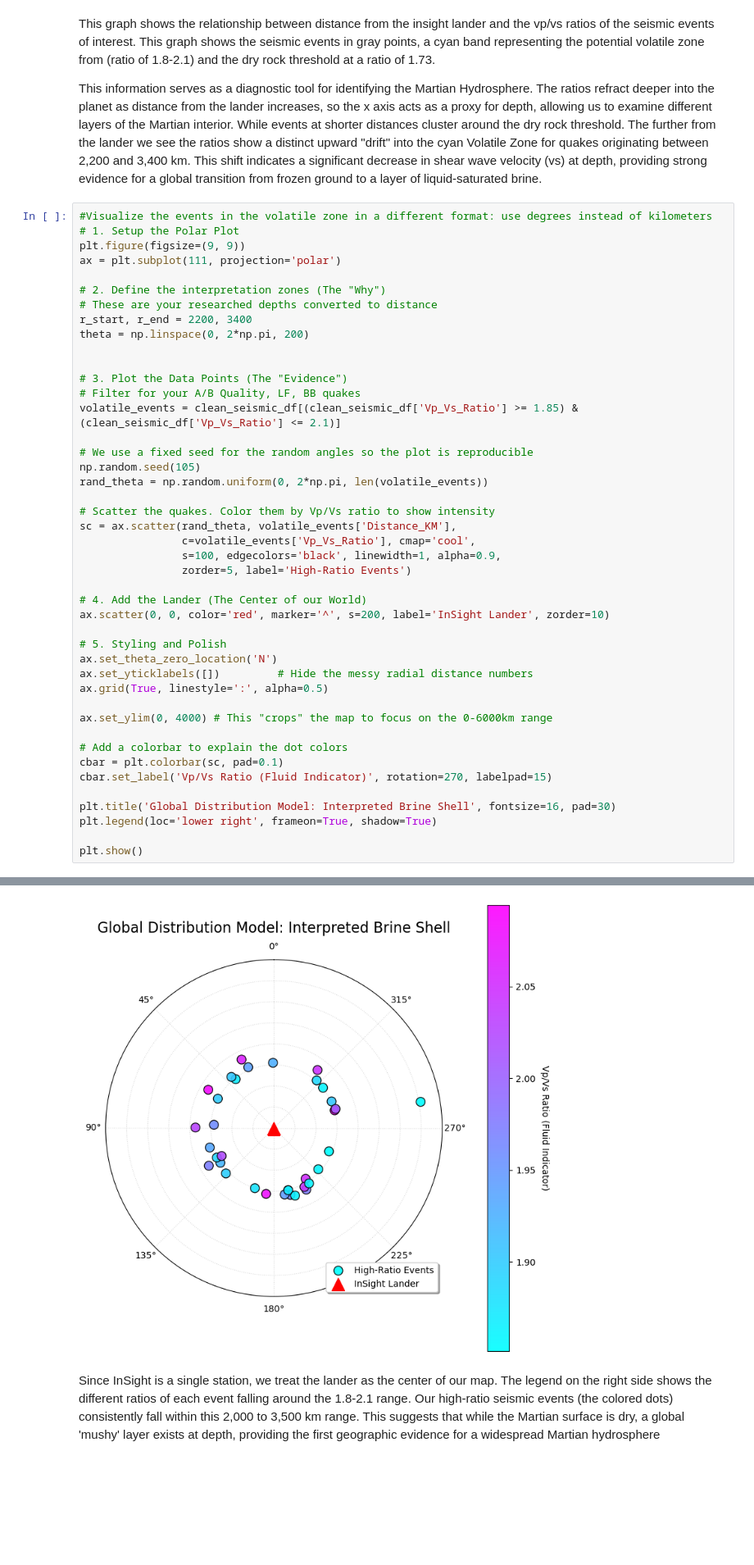
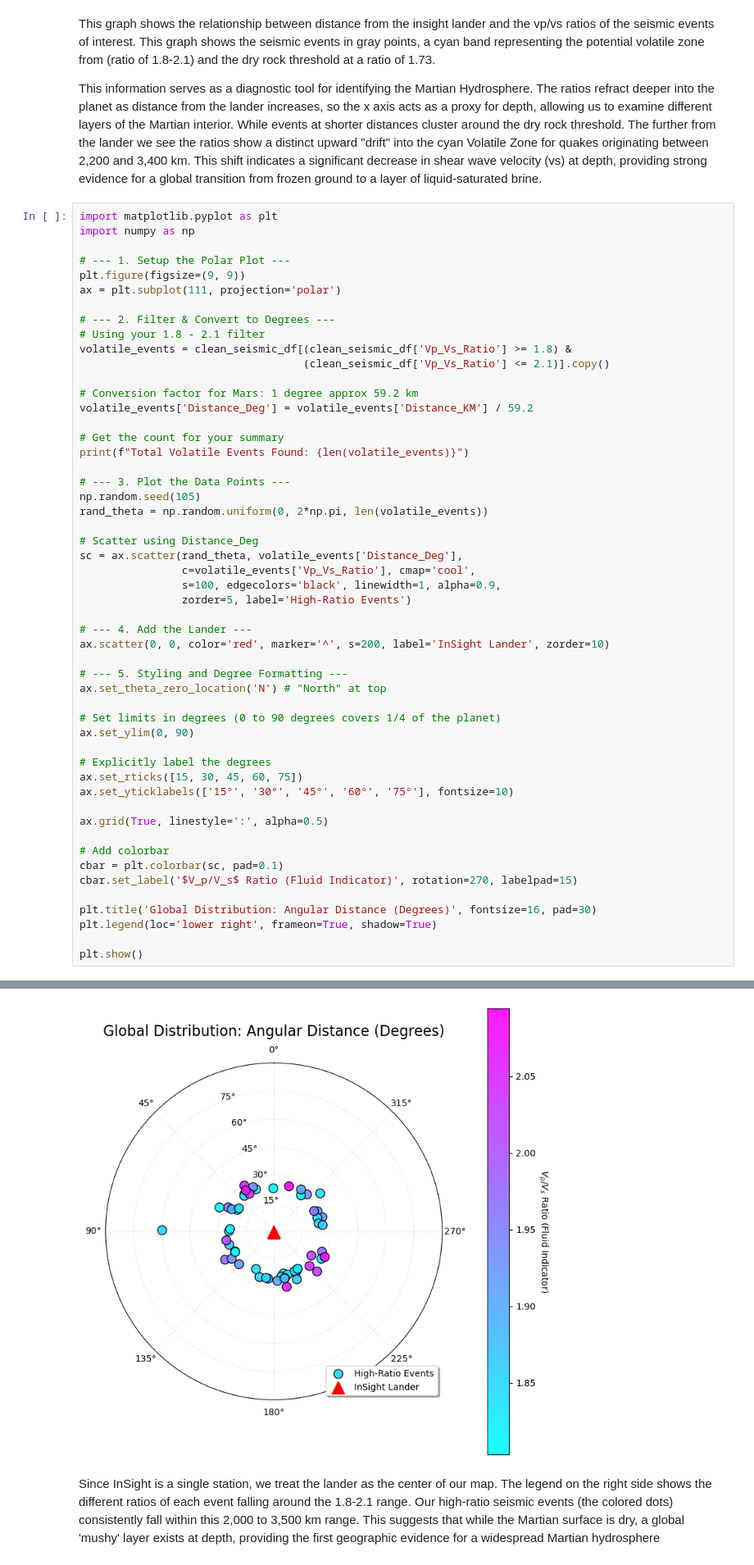
Before and after one commit to GPGN268/SP2026-FP08-Insight-Mission, a Jupyter notebook: Final_Mars_Seismic_Analysis.ipynb, the cells around one changed output, grey strips where cells are left out. Shown at 82% size. Saved outputs shown, nothing was run; the diff lists cells and outputs as text; blank space fills up the shorter version.

```diff
--- a/Final_Mars_Seismic_Analysis.ipynb
+++ b/Final_Mars_Seismic_Analysis.ipynb
@@ -268,46 +279,54 @@ This graph shows the relationship between distance from the insight lander and t
 
 This information serves as a diagnostic tool for identifying the Martian Hydrosphere. The ratios refract deeper into the planet as distance from the lander increases, so the x axis acts as a proxy for depth, allowing us to examine different layers of the Martian interior. While events at shorter distances cluster around the dry rock threshold. The further from the lander we see the ratios show a distinct upward "drift" into the cyan Volatile Zone for quakes originating between 2,200 and 3,400 km. This shift indicates a significant decrease in shear wave velocity (vs) at depth, providing strong evidence for a global transition from frozen ground to a layer of liquid-saturated brine.
 # %%
-#Visualize the events in the volatile zone in a different format: use degrees instead of kilometers
-# 1. Setup the Polar Plot
+import matplotlib.pyplot as plt
+import numpy as np
+
+# --- 1. Setup the Polar Plot ---
 plt.figure(figsize=(9, 9))
 ax = plt.subplot(111, projection='polar')
 
-# 2. Define the interpretation zones (The "Why")
-# These are your researched depths converted to distance
-r_start, r_end = 2200, 3400
-theta = np.linspace(0, 2*np.pi, 200)
+# --- 2. Filter & Convert to Degrees ---
+# Using your 1.8 - 2.1 filter
+volatile_events = clean_seismic_df[(clean_seismic_df['Vp_Vs_Ratio'] >= 1.8) &
+                                   (clean_seismic_df['Vp_Vs_Ratio'] <= 2.1)].copy()
 
+# Conversion factor for Mars: 1 degree approx 59.2 km
+volatile_events['Distance_Deg'] = volatile_events['Distance_KM'] / 59.2
 
-# 3. Plot the Data Points (The "Evidence")
-# Filter for your A/B Quality, LF, BB quakes
-volatile_events = clean_seismic_df[(clean_seismic_df['Vp_Vs_Ratio'] >= 1.85) & (clean_seismic_df['Vp_Vs_Ratio'] <= 2.1)]
+# Get the count for your summary
+print(f"Total Volatile Events Found: {len(volatile_events)}")
 
-# We use a fixed seed for the random angles so the plot is reproducible
+# --- 3. Plot the Data Points ---
 np.random.seed(105)
 rand_theta = np.random.uniform(0, 2*np.pi, len(volatile_events))
 
-# Scatter the quakes. Color them by Vp/Vs ratio to show intensity
-sc = ax.scatter(rand_theta, volatile_events['Distance_KM'],
+# Scatter using Distance_Deg
+sc = ax.scatter(rand_theta, volatile_events['Distance_Deg'],
                 c=volatile_events['Vp_Vs_Ratio'], cmap='cool',
                 s=100, edgecolors='black', linewidth=1, alpha=0.9,
                 zorder=5, label='High-Ratio Events')
 
-# 4. Add the Lander (The Center of our World)
+# --- 4. Add the Lander ---
 ax.scatter(0, 0, color='red', marker='^', s=200, label='InSight Lander', zorder=10)
 
-# 5. Styling and Polish
-ax.set_theta_zero_location('N')
-ax.set_yticklabels([])         # Hide the messy radial distance numbers
+# --- 5. Styling and Degree Formatting ---
+ax.set_theta_zero_location('N') # "North" at top
+
+# Set limits in degrees (0 to 90 degrees covers 1/4 of the planet)
+ax.set_ylim(0, 90)
+
+# Explicitly label the degrees
+ax.set_rticks([15, 30, 45, 60, 75])
+ax.set_yticklabels(['15°', '30°', '45°', '60°', '75°'], fontsize=10)
+
 ax.grid(True, linestyle=':', alpha=0.5)
 
-ax.set_ylim(0, 4000) # This "crops" the map to focus on the 0-6000km range
+# Add colorbar
+cbar = plt.colorbar(sc, pad=0.1)
+cbar.set_label('$V_p/V_s$ Ratio (Fluid Indicator)', rotation=270, labelpad=15)
 
-# Add a colorbar to explain the dot colors
-cbar = plt.colorbar(sc, pad=0.1)
-cbar.set_label('Vp/Vs Ratio (Fluid Indicator)', rotation=270, labelpad=15)
-
-plt.title('Global Distribution Model: Interpreted Brine Shell', fontsize=16, pad=30)
+plt.title('Global Distribution: Angular Distance (Degrees)', fontsize=16, pad=30)
 plt.legend(loc='lower right', frameon=True, shadow=True)
 
 plt.show()
@@ -315,4 +335,4 @@ plt.show()
-[figure, old version]
+[figure, new version]
 # %% [markdown]
 Since InSight is a single station, we treat the lander as the center of our map. The legend on the right side shows the different ratios of each event falling around the 1.8-2.1 range. Our high-ratio seismic events (the colored dots) consistently fall within this 2,000 to 3,500 km range. This suggests that while the Martian surface is dry, a global 'mushy' layer exists at depth, providing the first geographic evidence for a widespread Martian hydrosphere
 # %% [markdown]
```
Also changed, not shown: parts of 3 cells of this notebook.
